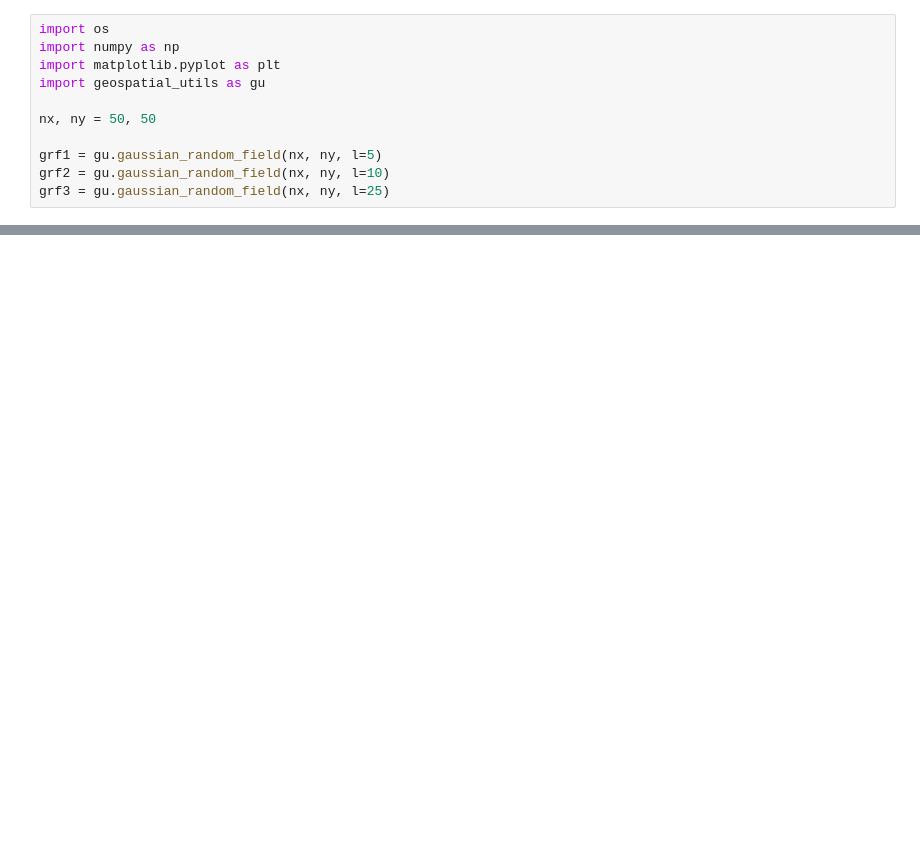
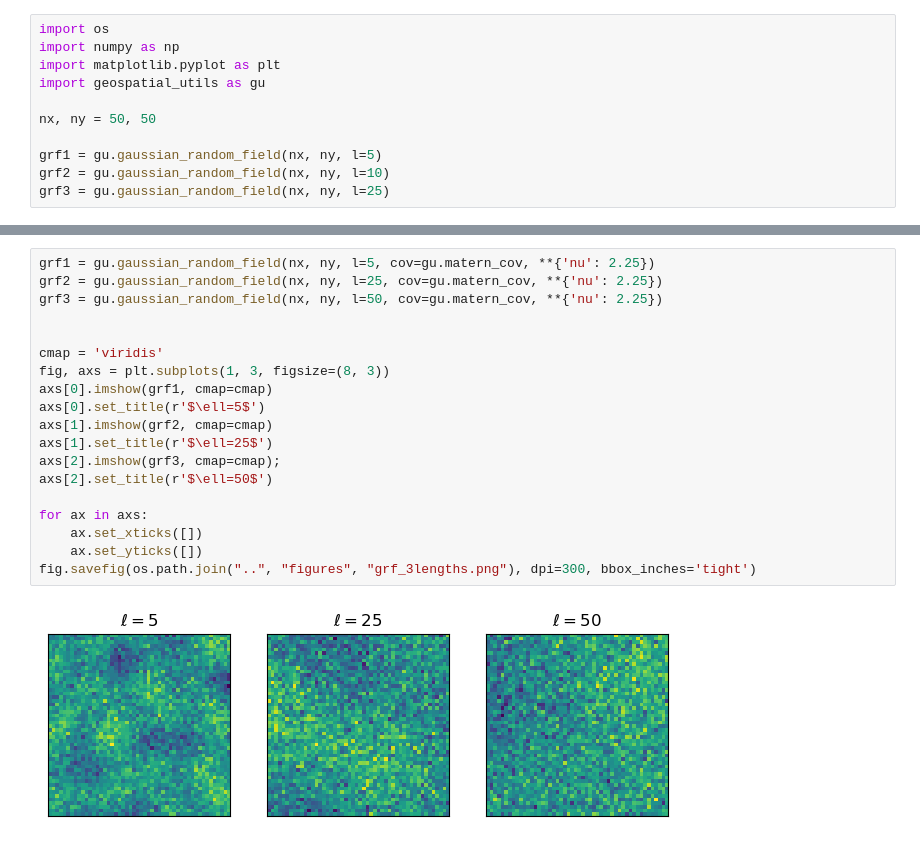
Before and after one commit to alisonpeard/geospatial_utils, a Jupyter notebook: sample_notebooks/Example of Gaussian Random Fields.ipynb, the cells around one changed output, grey strips where cells are left out. Saved outputs shown, nothing was run; the diff lists cells and outputs as text; blank space fills up the shorter version.

Commit message:
matern kernel (lazy)

```diff
--- a/sample_notebooks/Example of Gaussian Random Fields.ipynb
+++ b/sample_notebooks/Example of Gaussian Random Fields.ipynb
@@ -53,0 +64,21 @@ fig.savefig(os.path.join("..", "figures", "grf_3lengths.png"), dpi=300, bbox_inc
+# %%
+grf1 = gu.gaussian_random_field(nx, ny, l=5, cov=gu.matern_cov, **{'nu': 2.25})
+grf2 = gu.gaussian_random_field(nx, ny, l=25, cov=gu.matern_cov, **{'nu': 2.25})
+grf3 = gu.gaussian_random_field(nx, ny, l=50, cov=gu.matern_cov, **{'nu': 2.25})
+
+
+cmap = 'viridis'
+fig, axs = plt.subplots(1, 3, figsize=(8, 3))
+axs[0].imshow(grf1, cmap=cmap)
+axs[0].set_title(r'$\ell=5$')
+axs[1].imshow(grf2, cmap=cmap)
+axs[1].set_title(r'$\ell=25$')
+axs[2].imshow(grf3, cmap=cmap);
+axs[2].set_title(r'$\ell=50$')
+
+for ax in axs:
+    ax.set_xticks([])
+    ax.set_yticks([])
+fig.savefig(os.path.join("..", "figures", "grf_3lengths.png"), dpi=300, bbox_inches='tight')
+# %% [output]
+[figure, added]
```
Also changed, not shown: parts of 5 cells of this notebook, 2 other files.
